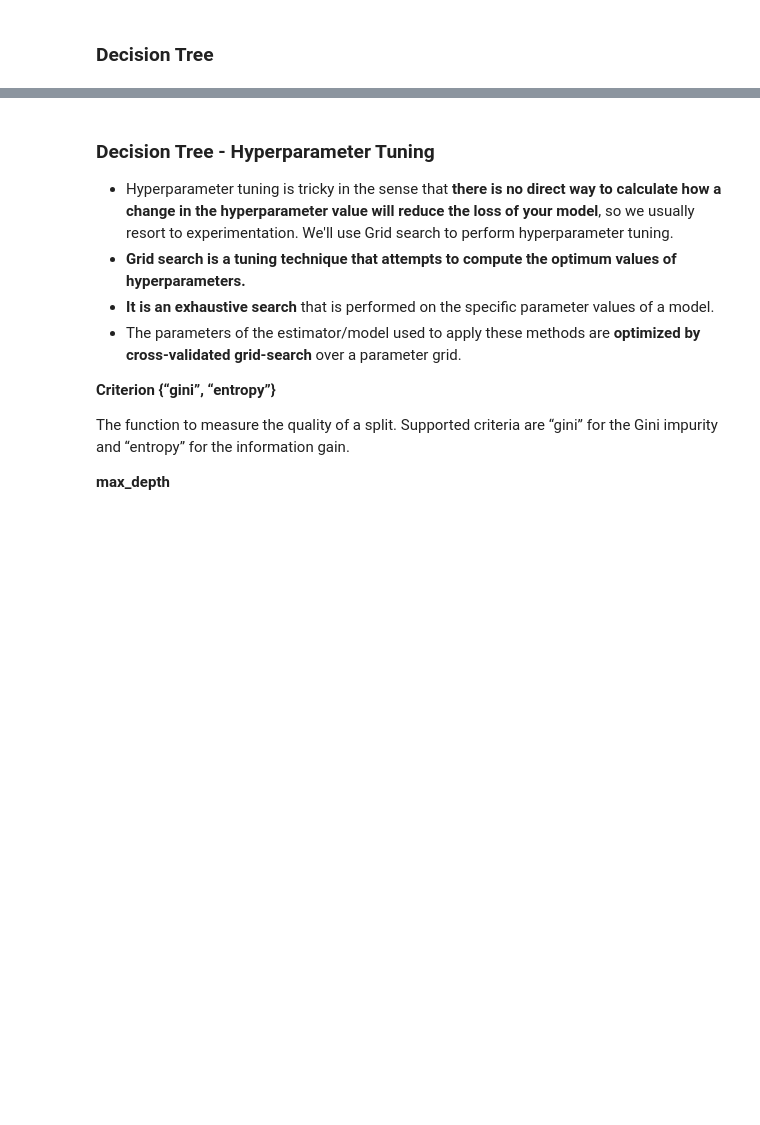
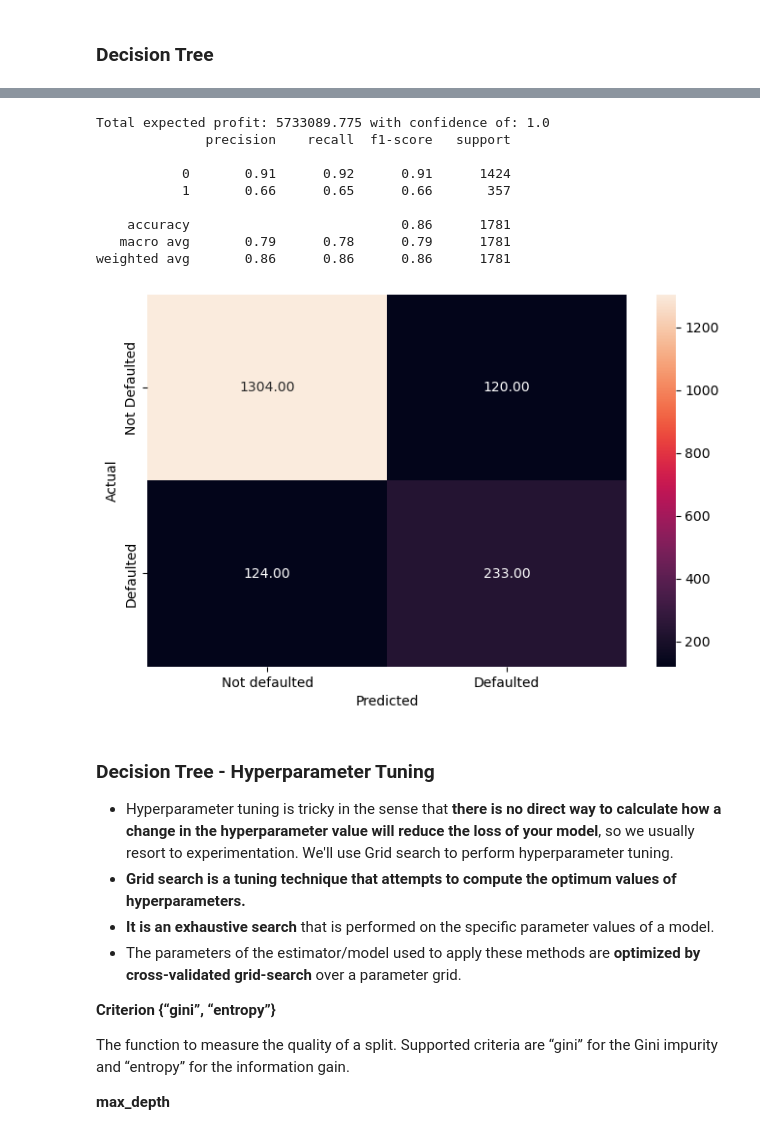
Before and after one commit to vmagar1729/analytiqbit, a Jupyter notebook: notebooks/Capstone_Project_Reference_Notebook_Loan_Default_Prediction_Full_Code.ipynb, the cells around one changed output, grey strips where cells are left out. Drawn from its saved outputs; the diff is of its cells as text; code cells hidden in the pictures; blank space fills up the shorter version.

```diff
--- a/notebooks/Capstone_Project_Reference_Notebook_Loan_Default_Prediction_Full_Code.ipynb
+++ b/notebooks/Capstone_Project_Reference_Notebook_Loan_Default_Prediction_Full_Code.ipynb
@@ -1659,3 +1804,27 @@ Total Profit: 8016360.848775176
+# %%
+# Checking the performance on the test data
+pred_test_wt = dt_weighted.predict_proba(X_scaled)
+default_model['prob_default'] = pred_test_wt[:, 1]  # Column for P(default)
+# Calculate profit and loss for the tailored dataset
+
+profit, confidence = calculate_expected_with_confidence(default_model, 'loan_amount_approved')
+print("Total expected profit:", profit, 'with confidence of:', confidence)
+
+# Checking performance on the training dataset
+y_test_pred_dt_wt = dt_weighted.predict(x_test)
+
+metrics_score(y_test, y_test_pred_dt_wt)
+# %% [output]
+Total expected profit: 5733089.775 with confidence of: 1.0
+              precision    recall  f1-score   support
+
+           0       0.91      0.92      0.91      1424
+           1       0.66      0.65      0.66       357
+
+    accuracy                           0.86      1781
+   macro avg       0.79      0.78      0.79      1781
+weighted avg       0.86      0.86      0.86      1781
+[figure, added]
 # %% [markdown]
 ### **Decision Tree - Hyperparameter Tuning**
 
```
Also changed, not shown: parts of 21 cells of this notebook, 1 other file.
